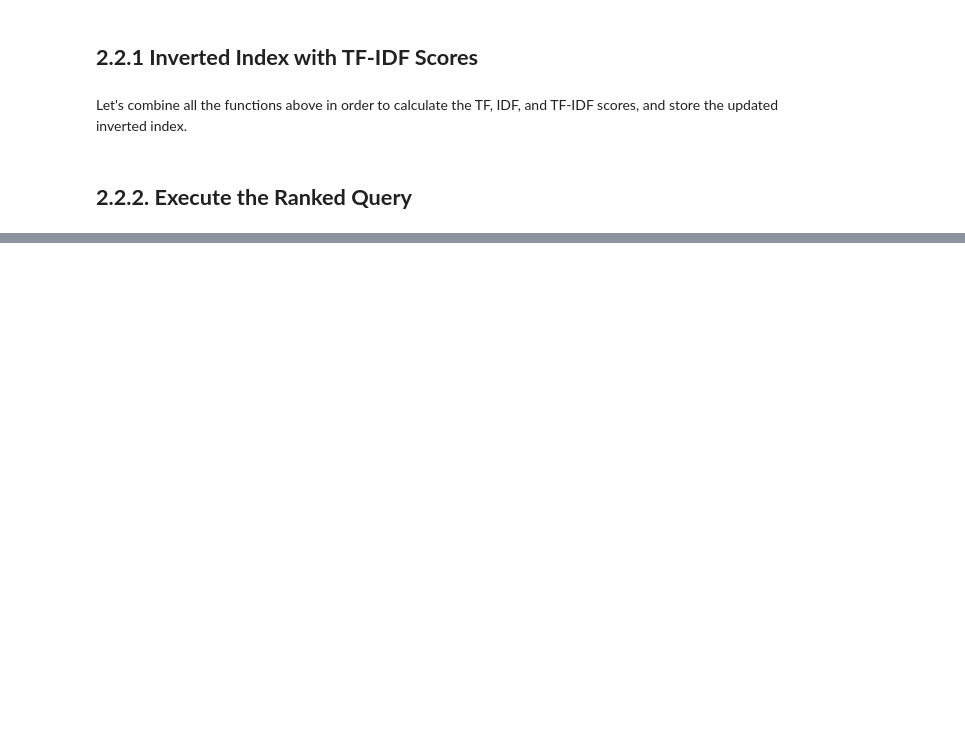
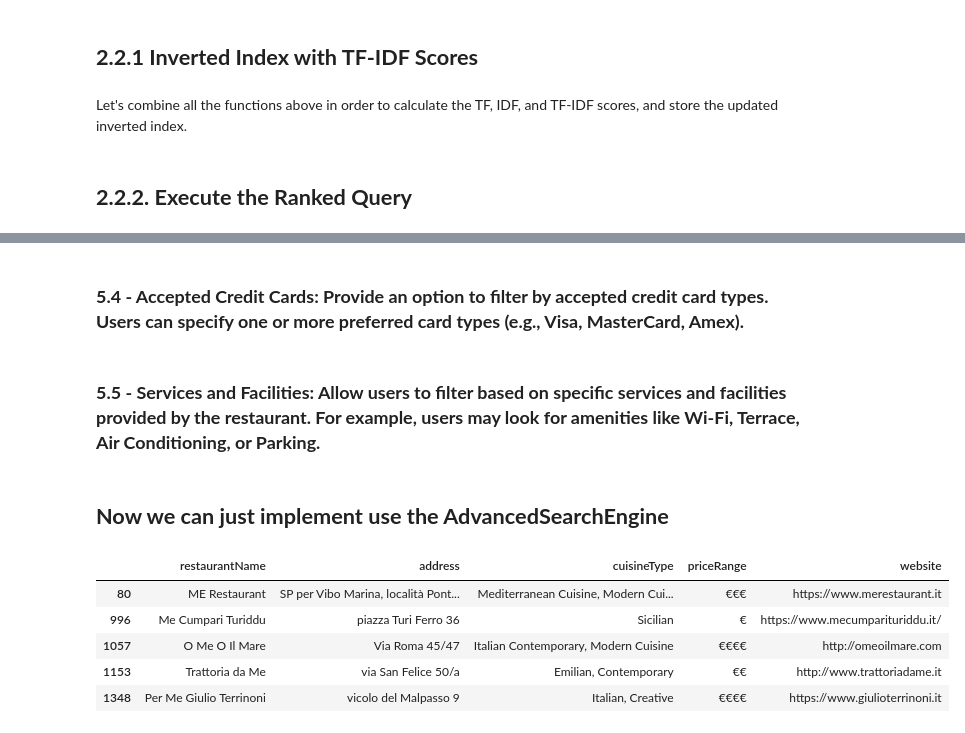
Before and after one commit to LinCannn/ADM-HW3, a Jupyter notebook: main.ipynb, the cells around one changed output, grey strips where cells are left out. Saved outputs shown, nothing was run; the diff lists cells and outputs as text; code cells hidden in the pictures; blank space fills up the shorter version.

```diff
--- a/main.ipynb
+++ b/main.ipynb
@@ -317,0 +364,2 @@ tf_idf_inverted_index = tf_idf_inverted_index(tf_dict, idf_dict)
+# %% [markdown]
+### <strong> 5.4 - Accepted Credit Cards: Provide an option to filter by accepted credit card types. Users can specify one or more preferred card types (e.g., Visa, MasterCard, Amex).
@@ -317,0 +368,2 @@ tf_idf_inverted_index = tf_idf_inverted_index(tf_dict, idf_dict)
+# %% [markdown]
+### <strong> 5.5 - Services and Facilities: Allow users to filter based on specific services and facilities provided by the restaurant. For example, users may look for amenities like Wi-Fi, Terrace, Air Conditioning, or Parking.
@@ -317,0 +372,15 @@ tf_idf_inverted_index = tf_idf_inverted_index(tf_dict, idf_dict)
+# %% [markdown]
+## <strong> Now we can just implement use the AdvancedSearchEngine
+# %%
+advanced = AdvancedSearchEngine()
+query = {
+    restaurantName : 'me'
+}
+advanced.search(restaurantName='me', minPrice='€')
+# %% [output]
+|  | restaurantName | address | cuisineType | priceRange | website |
+| 80 | ME Restaurant | SP per Vibo Marina, località Pont... | Mediterranean Cuisine, Modern Cui... | €€€ | https://www.merestaurant.it |
+| 996 | Me Cumpari Turiddu | piazza Turi Ferro 36 | Sicilian | € | https://www.mecumparituriddu.it/ |
+| 1057 | O Me O Il Mare | Via Roma 45/47 | Italian Contemporary, Modern Cuisine | €€€€ | http://omeoilmare.com |
+| 1153 | Trattoria da Me | via San Felice 50/a | Emilian, Contemporary | €€ | http://www.trattoriadame.it |
+| 1348 | Per Me Giulio Terrinoni | vicolo del Malpasso 9 | Italian, Creative | €€€€ | https://www.giulioterrinoni.it |
```
Also changed, not shown: parts of 13 cells of this notebook, 8 other files.
